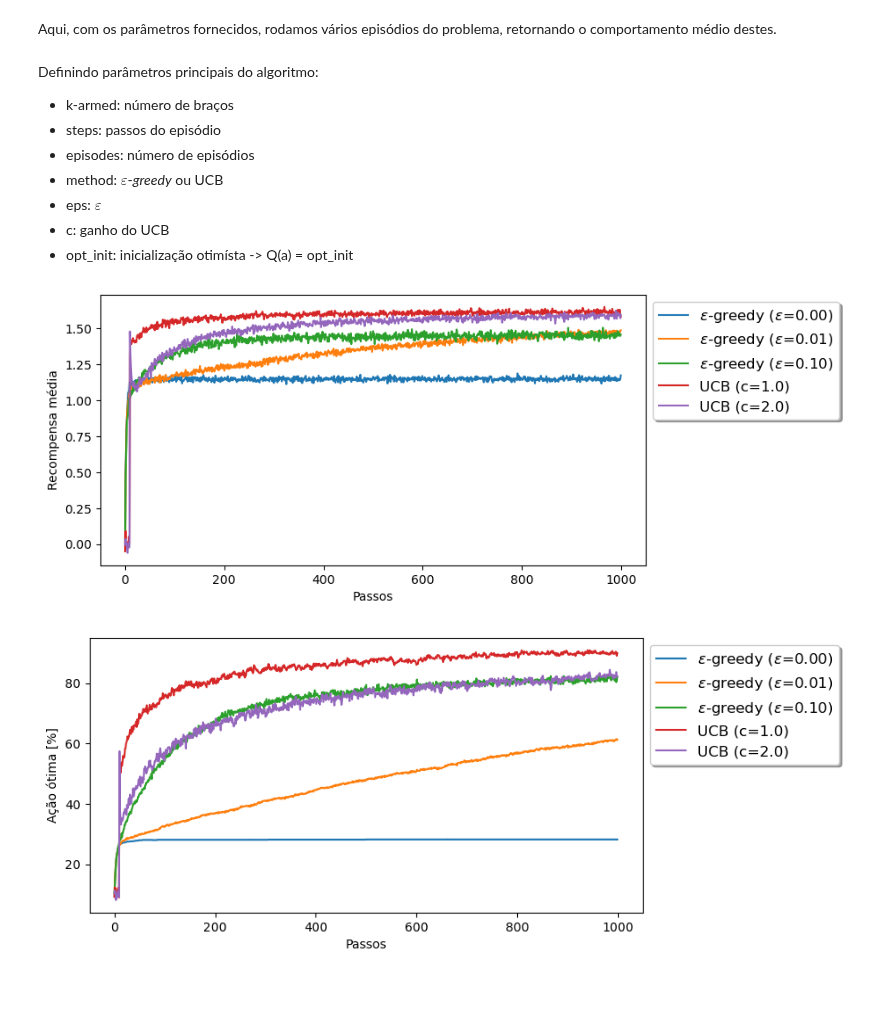
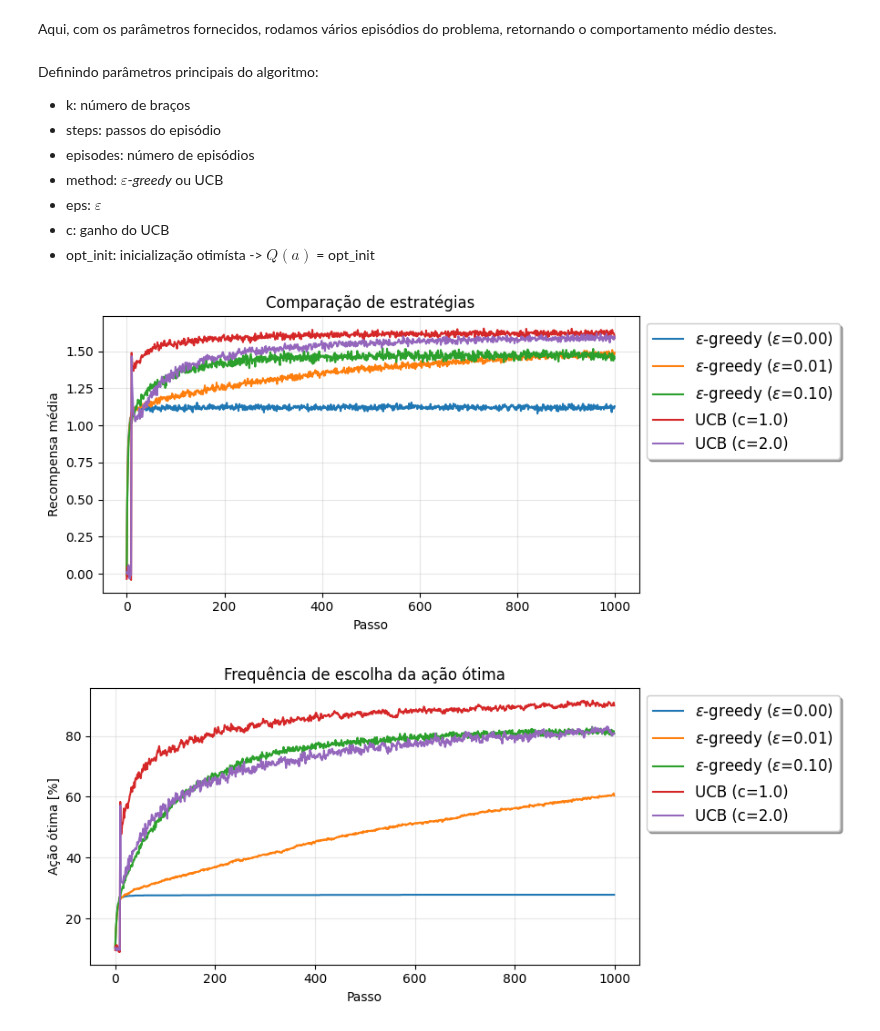
Before and after one commit to GTI-UFMG/IAR_codes, a Jupyter notebook: aula02/Algoritmo_do_bandido.ipynb, the cells around one changed output. Drawn from its saved outputs; the diff is of its cells as text; code cells hidden in the pictures; blank space fills up the shorter version.

```diff
--- a/aula02/Algoritmo_do_bandido.ipynb
+++ b/aula02/Algoritmo_do_bandido.ipynb
@@ -20,7 +19,7 @@ class Bandit:
     def __init__(self, parameters):
 
         # k bandits
-        self.K = parameters['k-armed']
+        self.K = parameters['k']
 
         # testbed
         self.testbed = [{'mean': 2.0*np.random.uniform(-1.0,1.0), 'std': 0.5} for a in range(self.K)]
@@ -70,7 +69,7 @@ $$
 # %%
 class Bandit(Bandit):
     ##########################################
-    def selectAction(self):
+    def select_action(self):
         #################################
         if self.method == 'e-greedy':
             # exploration
@@ -82,7 +81,7 @@ class Bandit(Bandit):
 
         #################################
         if self.method == 'ucb':
-            ucb = np.array([self.c*np.sqrt(np.log(self.t)/(self.N[A]+0.1)) for A in range(self.K)])
+            ucb = np.array([self.c*np.sqrt(np.log(self.t)/self.N[A]) if self.N[A] != 0 else np.inf for A in range(self.K)])
             a = np.argmax(self.Q + ucb)
 
         return a
@@ -91,7 +90,7 @@ Função da classe que executa um episódio.
 # %%
 class Bandit(Bandit):
     ##########################################
-    def runEpisode(self):
+    def run_episode(self):
         rewards = []     # rewards de um epsodio
         best_action = [] # escolha da melhor acao
 
@@ -100,7 +99,7 @@ class Bandit(Bandit):
             self.t += 1
 
             # select action
-            A = self.selectAction()
+            A = self.select_action()
 
             # get reward
             R = self.bandit(A)
@@ -116,42 +115,43 @@ class Bandit(Bandit):
 # %% [markdown]
 Aqui, com os parâmetros fornecidos, rodamos vários episódios do problema, retornando o comportamento médio destes.
 # %%
-def main(parameters):
-    accum_reward = []
-    accum_action = []
+def simulate(parameters):
+    rewards_all = []
+    best_all = []
 
     for _ in range(parameters['episodes']):
-
         # cria o testbed
         bandit = Bandit(parameters)
 
         # roda um epsodio
-        rewards, best_action = bandit.runEpisode()
-        accum_reward.append(rewards)
-        accum_action.append(best_action)
+        rewards, best = bandit.run_episode()
+        rewards_all.append(rewards)
+        best_all.append(best)
 
     # media de todos os epsodios
-    avg_reward = np.mean(accum_reward, 0)
+    avg_reward = np.mean(rewards_all, axis=0)
 
     # acao otima
-    opt_action = 100.0*np.mean(accum_action, 0)
+    opt_action = 100 * np.mean(best_all, axis=0)
 
     return avg_reward, opt_action
 # %% [markdown]
 Definindo parâmetros principais do algoritmo:
-- k-armed: número de braços
+- k: número de braços
 - steps: passos do episódio
 - episodes: número de episódios
 - method: $\varepsilon$-*greedy* ou UCB
 - eps: $\varepsilon$
 - c: ganho do UCB
-- opt_init: inicialização otimísta -> Q(a) = opt_init
+- opt_init: inicialização otimísta -> $Q(a)$ = opt_init
 # %%
 if __name__ == "__main__":
 
+    plt.rcParams['figure.figsize'] = (9,4)
+
     # parametros
     parameters = {
-                'k-armed'  : 10,
+                'k'        : 10,
                 'steps'    : 1000,
                 'episodes' : 2000,
                 'method'   : '', # 'e-greedy' ou 'ucb'
@@ -165,37 +165,43 @@ if __name__ == "__main__":
     parameters['method'] = 'e-greedy'
     for eps in [0.0, 0.01, 0.1]:
         parameters['eps'] = eps
-        avg_reward, opt_action = main(parameters)
+        avg_reward, opt_action = simulate(parameters)
 
         plt.figure(1)
         plt.plot(avg_reward, label=f"$\\epsilon$-greedy ($\\epsilon$={eps:.2f})")
         plt.figure(2)
         plt.plot(opt_action, label=f"$\\epsilon$-greedy ($\\epsilon$={eps:.2f})")
 
     ##########################################
     # Upper-Confidence-Bound
     parameters['method'] = 'ucb'
     for c in [1.0, 2.0]:
         parameters['c'] = c
-        avg_reward, opt_action = main(parameters)
+        avg_reward, opt_action = simulate(parameters)
 
         plt.figure(1)
         plt.plot(avg_reward, label=f"UCB (c={c:.1f})")
         plt.figure(2)
         plt.plot(opt_action, label=f"UCB (c={c:.1f})")
 
     ##########################################
     plt.figure(1)
-    plt.xlabel('Passos')
+    plt.xlabel('Passo')
     plt.ylabel('Recompensa média')
     plt.legend(loc='upper left', bbox_to_anchor=(1, 1), fancybox=True, shadow=True, fontsize=12, facecolor='w')
+    plt.title("Comparação de estratégias")
+    plt.grid(alpha=0.3)
+    plt.tight_layout()
 
     plt.figure(2)
-    plt.xlabel('Passos')
+    plt.xlabel('Passo')
     plt.ylabel('Ação ótima [%]')
     plt.legend(loc='upper left', bbox_to_anchor=(1, 1), fancybox=True, shadow=True, fontsize=12, facecolor='w')
+    plt.title("Frequência de escolha da ação ótima")
+    plt.grid(alpha=0.3)
+    plt.tight_layout()
 
     plt.show()
 # %% [output]
-[figure, old version]
+[figure, new version]
-[figure, old version]
+[figure, new version]
```
Also changed, not shown: parts of 2 cells of this notebook.
